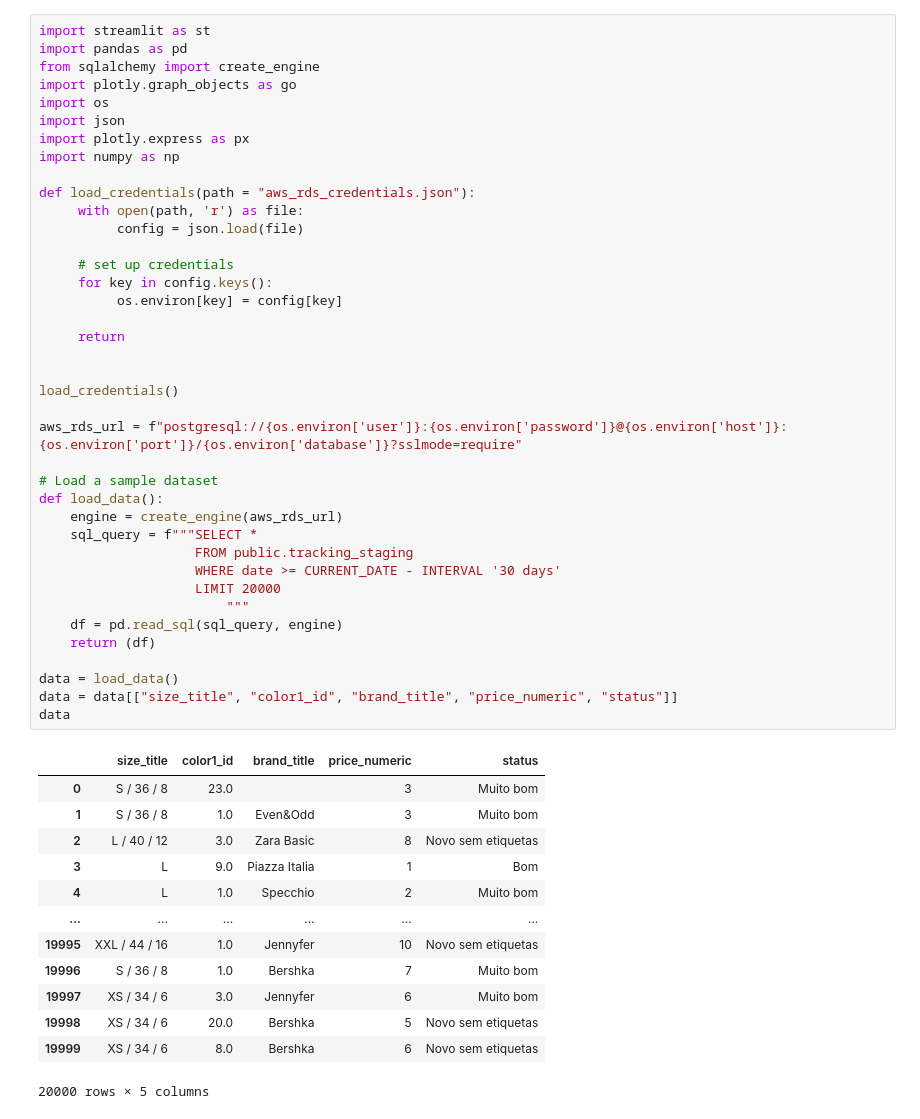
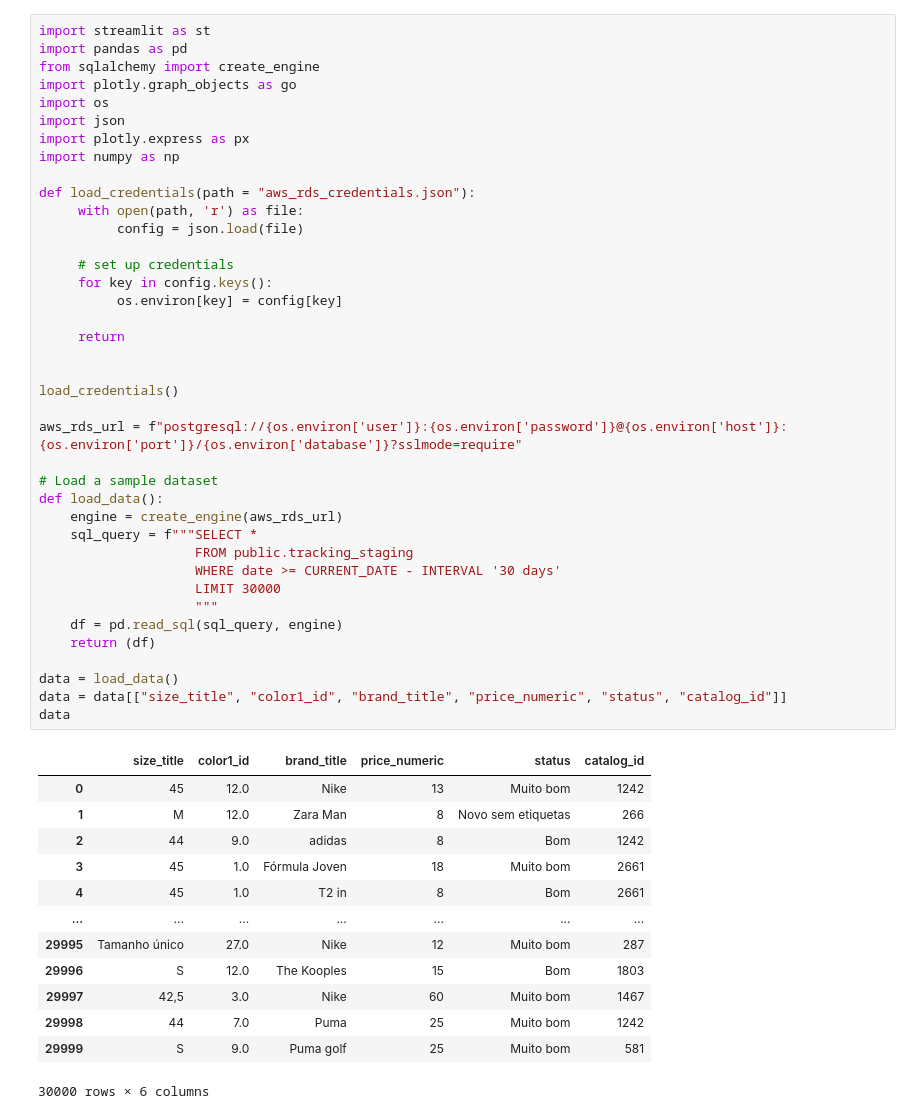
Before and after one commit to lmao420blazeit/vinted-streamlit-container, a Jupyter notebook: notebooks/price_pred.ipynb, the cells around one changed output. Saved outputs shown, nothing was run; the diff lists cells and outputs as text.

```diff
--- a/notebooks/price_pred.ipynb
+++ b/notebooks/price_pred.ipynb
@@ -8,49 +8,49 @@ import json
 import plotly.express as px
 import numpy as np
 
 def load_credentials(path = "aws_rds_credentials.json"):
      with open(path, 'r') as file:
           config = json.load(file)
 
      # set up credentials
      for key in config.keys():
           os.environ[key] = config[key]
 
      return
 
 
 load_credentials()
 
 aws_rds_url = f"postgresql://{os.environ['user']}:{os.environ['password']}@{os.environ['host']}:{os.environ['port']}/{os.environ['database']}?sslmode=require"
 
 # Load a sample dataset
 def load_data():
     engine = create_engine(aws_rds_url)
     sql_query = f"""SELECT *
                     FROM public.tracking_staging
                     WHERE date >= CURRENT_DATE - INTERVAL '30 days'
-                    LIMIT 20000
-                        """
+                    LIMIT 30000
+                    """
     df = pd.read_sql(sql_query, engine)
     return (df)
 
 data = load_data()
-data = data[["size_title", "color1_id", "brand_title", "price_numeric", "status"]]
+data = data[["size_title", "color1_id", "brand_title", "price_numeric", "status", "catalog_id"]]
 data
 # %% [output]
-|  | size_title | color1_id | brand_title | price_numeric | status |
-| 0 | S / 36 / 8 | 23.0 |  | 3 | Muito bom |
-| 1 | S / 36 / 8 | 1.0 | Even&Odd | 3 | Muito bom |
-| 2 | L / 40 / 12 | 3.0 | Zara Basic | 8 | Novo sem etiquetas |
-| 3 | L | 9.0 | Piazza Italia | 1 | Bom |
-| 4 | L | 1.0 | Specchio | 2 | Muito bom |
-| ... | ... | ... | ... | ... | ... |
-| 19995 | XXL / 44 / 16 | 1.0 | Jennyfer | 10 | Novo sem etiquetas |
-| 19996 | S / 36 / 8 | 1.0 | Bershka | 7 | Muito bom |
-| 19997 | XS / 34 / 6 | 3.0 | Jennyfer | 6 | Muito bom |
-| 19998 | XS / 34 / 6 | 20.0 | Bershka | 5 | Novo sem etiquetas |
-| 19999 | XS / 34 / 6 | 8.0 | Bershka | 6 | Novo sem etiquetas |
+|  | size_title | color1_id | brand_title | price_numeric | status | catalog_id |
+| 0 | 45 | 12.0 | Nike | 13 | Muito bom | 1242 |
+| 1 | M | 12.0 | Zara Man | 8 | Novo sem etiquetas | 266 |
+| 2 | 44 | 9.0 | adidas | 8 | Bom | 1242 |
+| 3 | 45 | 1.0 | Fórmula Joven | 18 | Muito bom | 2661 |
+| 4 | 45 | 1.0 | T2 in | 8 | Bom | 2661 |
+| ... | ... | ... | ... | ... | ... | ... |
+| 29995 | Tamanho único | 27.0 | Nike | 12 | Muito bom | 287 |
+| 29996 | S | 12.0 | The Kooples | 15 | Bom | 1803 |
+| 29997 | 42,5 | 3.0 | Nike | 60 | Muito bom | 1467 |
+| 29998 | 44 | 7.0 | Puma | 25 | Muito bom | 1242 |
+| 29999 | S | 9.0 | Puma golf | 25 | Muito bom | 581 |
-20000 rows × 5 columns
+30000 rows × 6 columns
 # %%
 data.isnull().sum()
 # %% [output]
```
Also changed, not shown: parts of 15 cells of this notebook, 7 other files.
